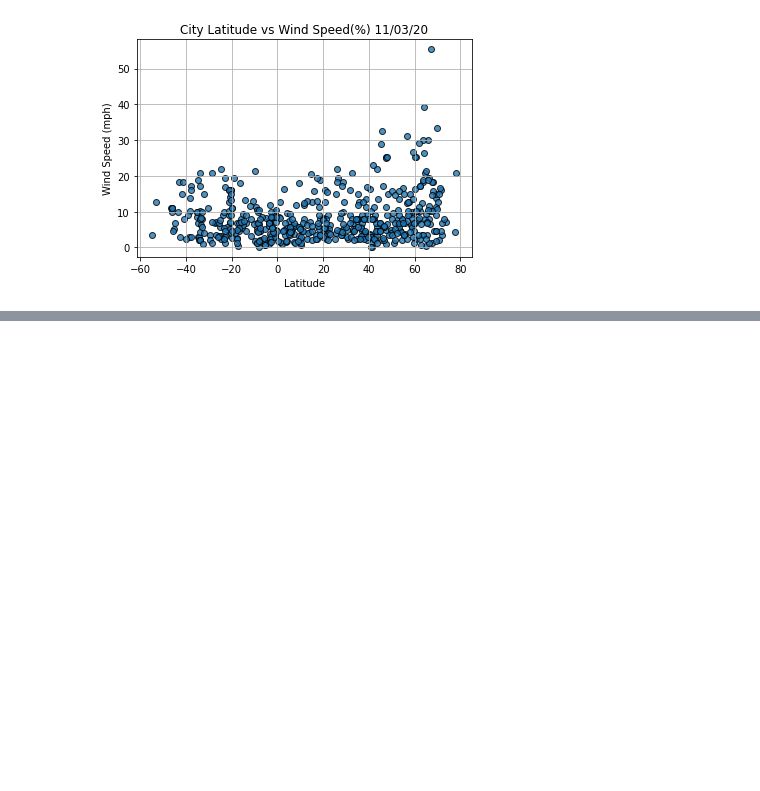
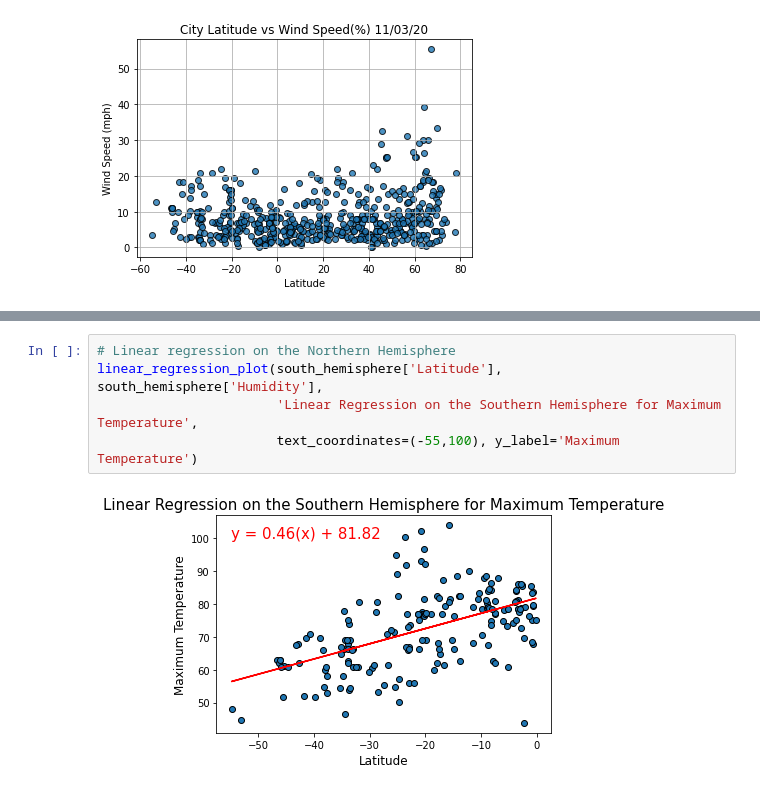
Before and after one commit to mannyinwang/World_Weather-Analysis, a Jupyter notebook: WeatherPy.ipynb, the cells around one changed output, grey strips where cells are left out. Drawn from its saved outputs; the diff is of its cells as text; blank space fills up the shorter version.

```diff
--- a/WeatherPy.ipynb
+++ b/WeatherPy.ipynb
@@ -335,0 +392,7 @@ plt.show()
+# %%
+# Linear regression on the Northern Hemisphere
+linear_regression_plot(south_hemisphere['Latitude'], south_hemisphere['Humidity'],
+                       'Linear Regression on the Southern Hemisphere for Maximum Temperature',
+                       text_coordinates=(-55,100), y_label='Maximum Temperature')
+# %% [output]
+[figure, added]
```
Also changed, not shown: parts of 26 cells of this notebook.
